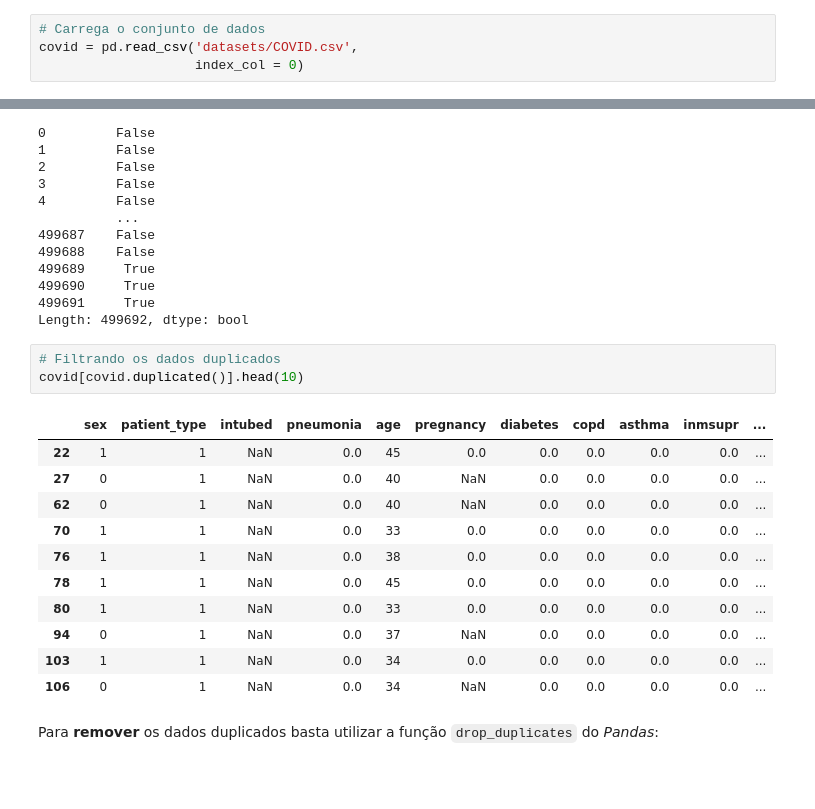
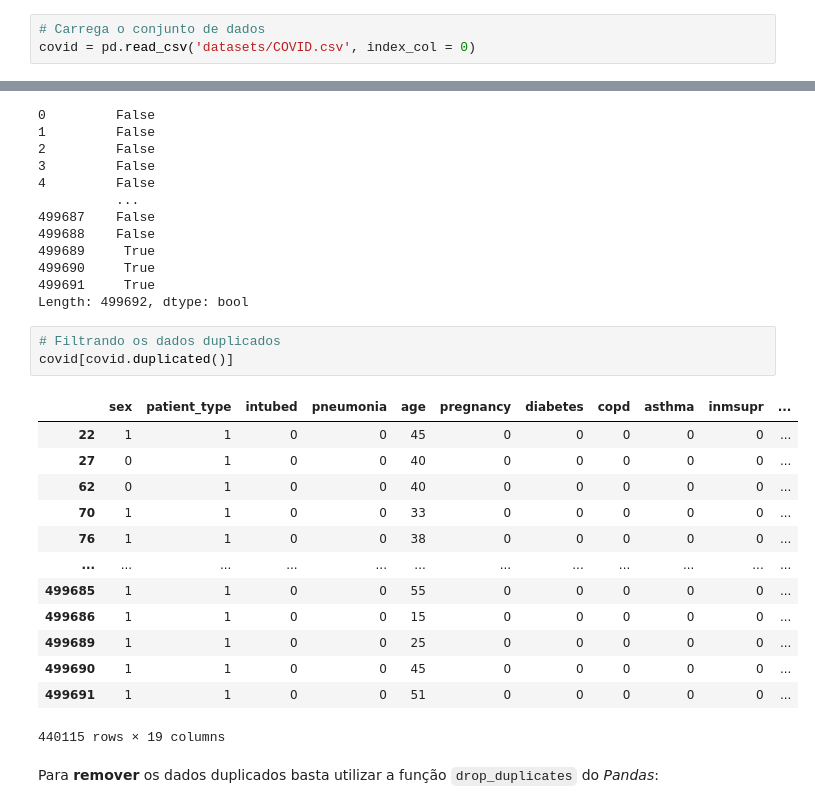
Before and after one commit to dehscardoso/lets-boti, a Jupyter notebook: 05 Estatística II/02 - Processamento de Tratamento dos dados.ipynb, the cells around one changed output, grey strips where cells are left out. Saved outputs shown, nothing was run; the diff lists cells and outputs as text; blank space fills up the shorter version.

```diff
--- a/05 Estatística II/02 - Processamento de Tratamento dos dados.ipynb
+++ b/05 Estatística II/02 - Processamento de Tratamento dos dados.ipynb
@@ -45,8 +45,7 @@ import seaborn as sns
 import matplotlib.pyplot as plt
 # %%
 # Carrega o conjunto de dados
-covid = pd.read_csv('datasets/COVID.csv',
-                    index_col = 0)
+covid = pd.read_csv('datasets/COVID.csv', index_col = 0)
 # %%
 # Mostra algumas linhas do conjunto de dados
 covid.head(10)
@@ -82,19 +81,21 @@ covid.duplicated()
 Length: 499692, dtype: bool
 # %%
 # Filtrando os dados duplicados
-covid[covid.duplicated()].head(10)
+covid[covid.duplicated()]
 # %% [output]
 |  | sex | patient_type | intubed | pneumonia | age | pregnancy | diabetes | copd | asthma | inmsupr | ... |
-| 22 | 1 | 1 | NaN | 0.0 | 45 | 0.0 | 0.0 | 0.0 | 0.0 | 0.0 | ... |
-| 27 | 0 | 1 | NaN | 0.0 | 40 | NaN | 0.0 | 0.0 | 0.0 | 0.0 | ... |
-| 62 | 0 | 1 | NaN | 0.0 | 40 | NaN | 0.0 | 0.0 | 0.0 | 0.0 | ... |
-| 70 | 1 | 1 | NaN | 0.0 | 33 | 0.0 | 0.0 | 0.0 | 0.0 | 0.0 | ... |
-| 76 | 1 | 1 | NaN | 0.0 | 38 | 0.0 | 0.0 | 0.0 | 0.0 | 0.0 | ... |
-| 78 | 1 | 1 | NaN | 0.0 | 45 | 0.0 | 0.0 | 0.0 | 0.0 | 0.0 | ... |
-| 80 | 1 | 1 | NaN | 0.0 | 33 | 0.0 | 0.0 | 0.0 | 0.0 | 0.0 | ... |
-| 94 | 0 | 1 | NaN | 0.0 | 37 | NaN | 0.0 | 0.0 | 0.0 | 0.0 | ... |
-| 103 | 1 | 1 | NaN | 0.0 | 34 | 0.0 | 0.0 | 0.0 | 0.0 | 0.0 | ... |
-| 106 | 0 | 1 | NaN | 0.0 | 34 | NaN | 0.0 | 0.0 | 0.0 | 0.0 | ... |
+| 22 | 1 | 1 | 0 | 0 | 45 | 0 | 0 | 0 | 0 | 0 | ... |
+| 27 | 0 | 1 | 0 | 0 | 40 | 0 | 0 | 0 | 0 | 0 | ... |
+| 62 | 0 | 1 | 0 | 0 | 40 | 0 | 0 | 0 | 0 | 0 | ... |
+| 70 | 1 | 1 | 0 | 0 | 33 | 0 | 0 | 0 | 0 | 0 | ... |
+| 76 | 1 | 1 | 0 | 0 | 38 | 0 | 0 | 0 | 0 | 0 | ... |
+| ... | ... | ... | ... | ... | ... | ... | ... | ... | ... | ... | ... |
+| 499685 | 1 | 1 | 0 | 0 | 55 | 0 | 0 | 0 | 0 | 0 | ... |
+| 499686 | 1 | 1 | 0 | 0 | 15 | 0 | 0 | 0 | 0 | 0 | ... |
+| 499689 | 1 | 1 | 0 | 0 | 25 | 0 | 0 | 0 | 0 | 0 | ... |
+| 499690 | 1 | 1 | 0 | 0 | 45 | 0 | 0 | 0 | 0 | 0 | ... |
+| 499691 | 1 | 1 | 0 | 0 | 51 | 0 | 0 | 0 | 0 | 0 | ... |
+440115 rows × 19 columns
 # %% [markdown]
 Para __remover__ os dados duplicados basta utilizar a função `drop_duplicates` do _Pandas_:
 # %%
```
Also changed, not shown: parts of 11 cells of this notebook.
